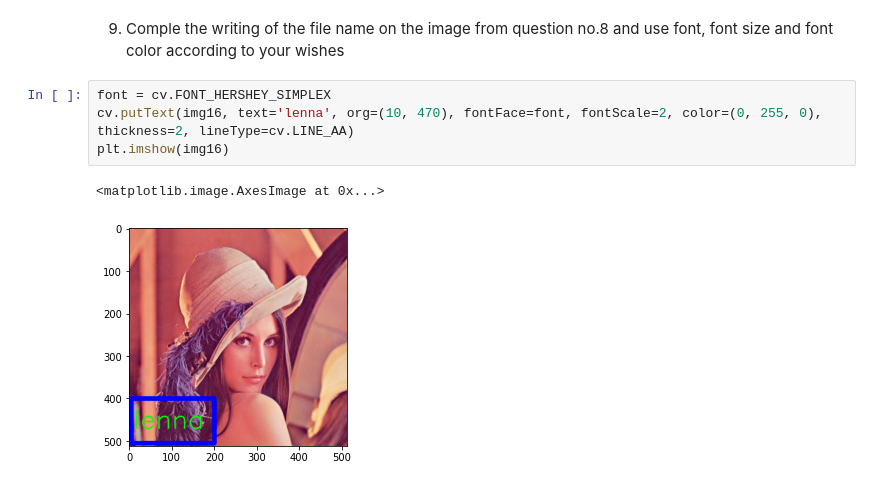
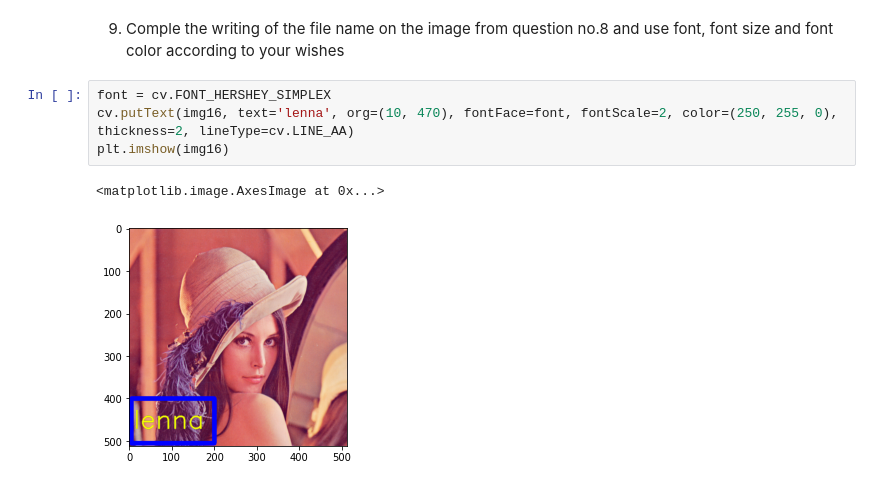
Before and after one commit to chanpaulamol/Image_Processing_Computer_Vision, a Jupyter notebook: Week2.ipynb, the cells around one changed output. Saved outputs shown, nothing was run; the diff lists cells and outputs as text.

```diff
--- a/Week2.ipynb
+++ b/Week2.ipynb
@@ -278,8 +278,8 @@ plt.imshow(img16)
 9. Comple the writing of the file name on the image from question no.8 and use font, font size and font color according to your wishes
 # %%
 font = cv.FONT_HERSHEY_SIMPLEX
-cv.putText(img16, text='lenna', org=(10, 470), fontFace=font, fontScale=2, color=(0, 255, 0), thickness=2, lineType=cv.LINE_AA)
+cv.putText(img16, text='lenna', org=(10, 470), fontFace=font, fontScale=2, color=(250, 255, 0), thickness=2, lineType=cv.LINE_AA)
 plt.imshow(img16)
 # %% [output]
 <matplotlib.image.AxesImage at 0x...>
-[figure, old version]
+[figure, new version]
```
